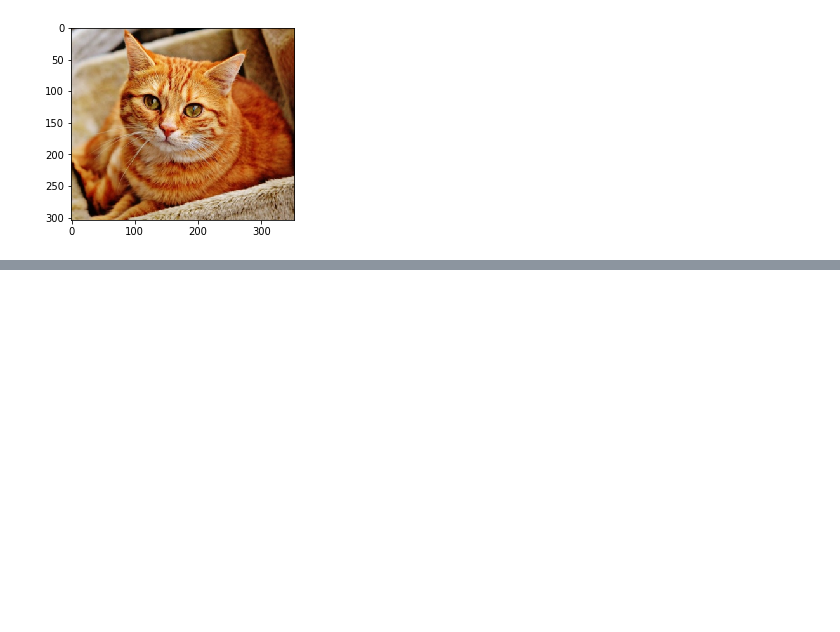
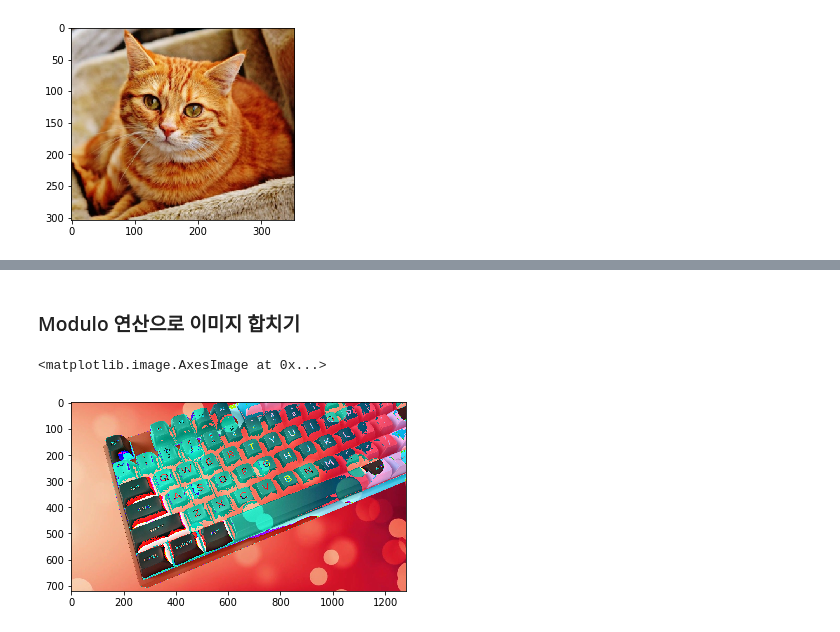
Before and after one commit to Kimyeongjin92/Python_Jupyter_Notebook, a Jupyter notebook: python_jupyter/8. OpenCV/OpenCV 사용법.ipynb, the cells around one changed output, grey strips where cells are left out. Cells and saved outputs as stored; diff of their text form; code cells hidden in the pictures; blank space fills up the shorter version.

```diff
--- a/python_jupyter/8. OpenCV/OpenCV 사용법.ipynb
+++ b/python_jupyter/8. OpenCV/OpenCV 사용법.ipynb
@@ -149,0 +223,11 @@ plt.imshow(shrink)
+# %% [markdown]
+### Modulo 연산으로 이미지 합치기
+# %%
+# np식으로 합치기
+result2 = image_1 + image_2
+# cv2.imshow('Image', result)
+result2 = cv2.cvtColor(result2, cv2.COLOR_BGR2RGB)
+plt.imshow(result2)
+# %% [output]
+<matplotlib.image.AxesImage at 0x...>
+[figure, added]
```
Also changed, not shown: parts of 27 cells of this notebook.
